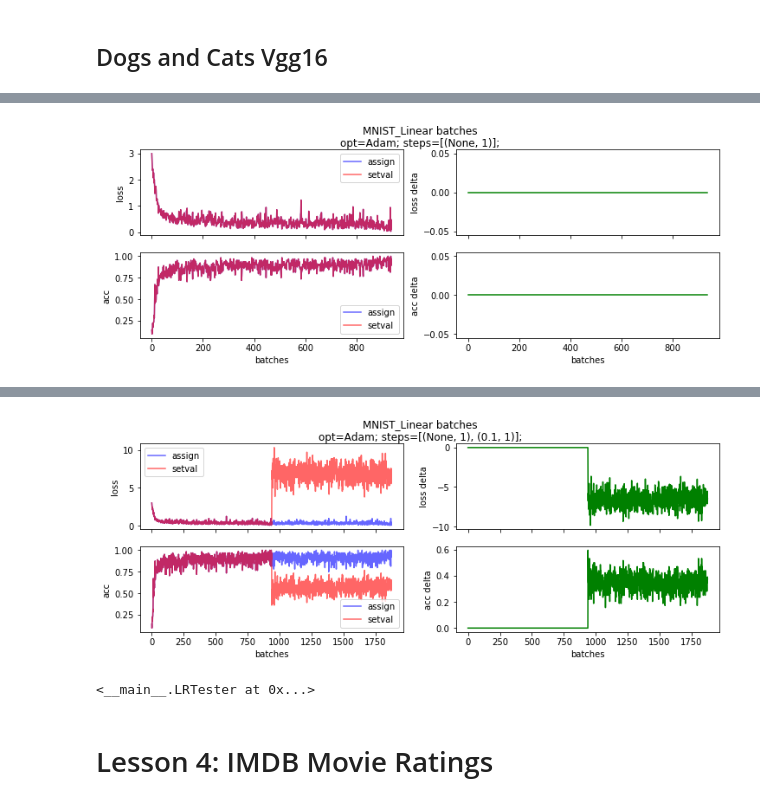
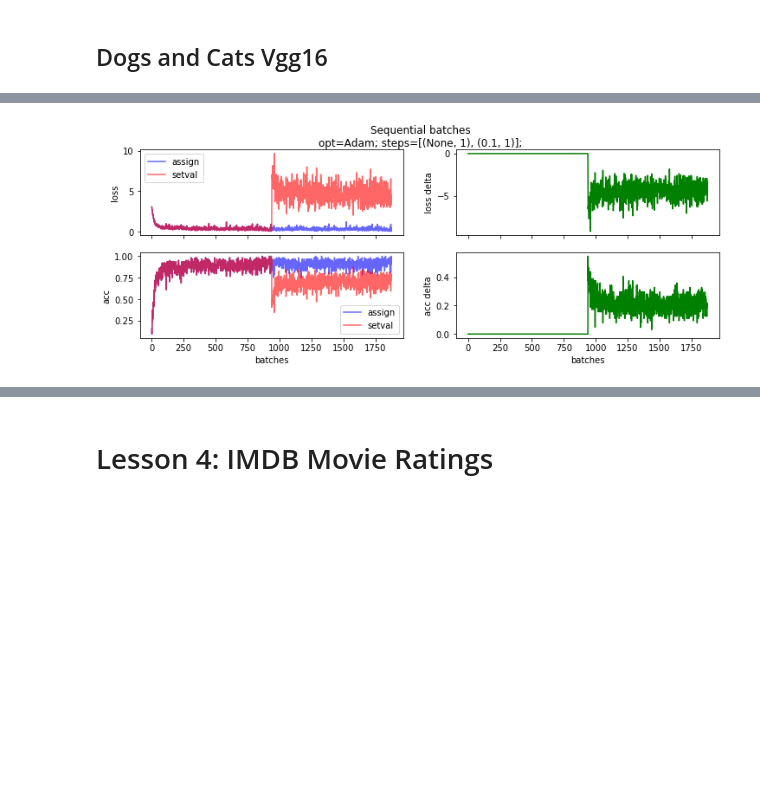
Before and after one commit to appleby/courses, a Jupyter notebook: deeplearning1/nbs/ma-learning-rate-test.ipynb, the cells around one changed output, grey strips where cells are left out. Drawn from its saved outputs; the diff is of its cells as text; code cells hidden in the pictures; blank space fills up the shorter version.

Commit message:
Remove NAME attribute from model factory classes
Just use the model object's __class__.__name__ attribute, instead.

```diff
--- a/deeplearning1/nbs/ma-learning-rate-test.ipynb
+++ b/deeplearning1/nbs/ma-learning-rate-test.ipynb
@@ -150,13 +150,21 @@ class LRTester(object):
         opt1 = hist1.model.optimizer.__class__.__name__
         opt2 = hist2.model.optimizer.__class__.__name__
 
-        title = "{} {}\n".format(self.factory.NAME, figname)
+        title = "{} {}\n".format(self.models[0].__class__.__name__, figname)
         opt = merge_if_equal("opt", opt1, opt2)
         steps = merge_if_equal("steps", hist1.steps, hist2.steps)
         return title + opt + ' ' + steps
 
 
     def makefig(self, name):
+        if not self.models:
+            raise RuntimeError("No models present. You need to create them either by calling run()"
+                               " or else by loading a saved model state via load_state().")
+
+        if not self.histories:
+            raise RuntimeError("No history present. You need to create some either by calling run()"
+                               " or else by loading a saved history via load_state().")
+
         hist1, hist2 = self.histories
         data1 = getattr(hist1, name)
         data2 = getattr(hist2, name)
@@ -250,8 +258,6 @@ def norm_input(x):
 ## MNIST Linear Model
 # %%
 class MNIST_Linear(object):
-    NAME = 'MNIST_Linear'
-
     @classmethod
     def getmodel(cls, optimizer=Adam):
         model = Sequential([
@@ -527,7 +553,6 @@ class DogsCats_Vgg16(object):
         model.fit_generator(batches, batches.N, validation_data=val_batches, nb_val_samples=val_batches.N,
                             **kwargs)
 # %%
-t = LRTester(MNIST_Linear).run(steps=[None]).makefig('batches')
-t.run(steps=[0.1]).makefig('batches')
+LRTester(MNIST_Linear).run(steps=[None, 0.1]).makefig('batches')
 # %% [output]
 Epoch 1/1
@@ -537 +566 @@ Epoch 1/1
-[figure, old version]
+[figure, new version]
@@ -542,5 +568,3 @@ Epoch 1/1
-[figure, removed]
-<__main__.LRTester at 0x...>
 # %% [markdown]
 # Lesson 4: IMDB Movie Ratings
 # %% [markdown]
```
Also changed, not shown: parts of 10 cells of this notebook.
